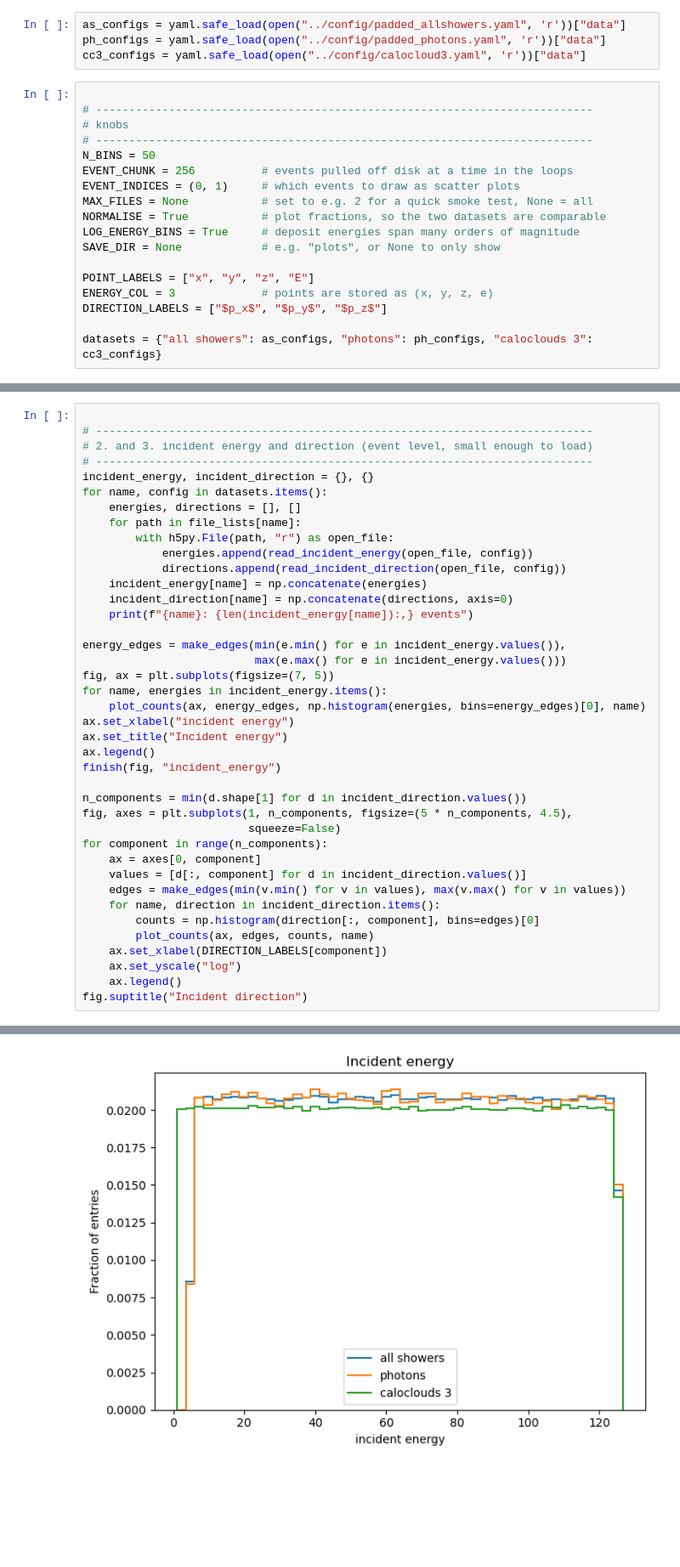
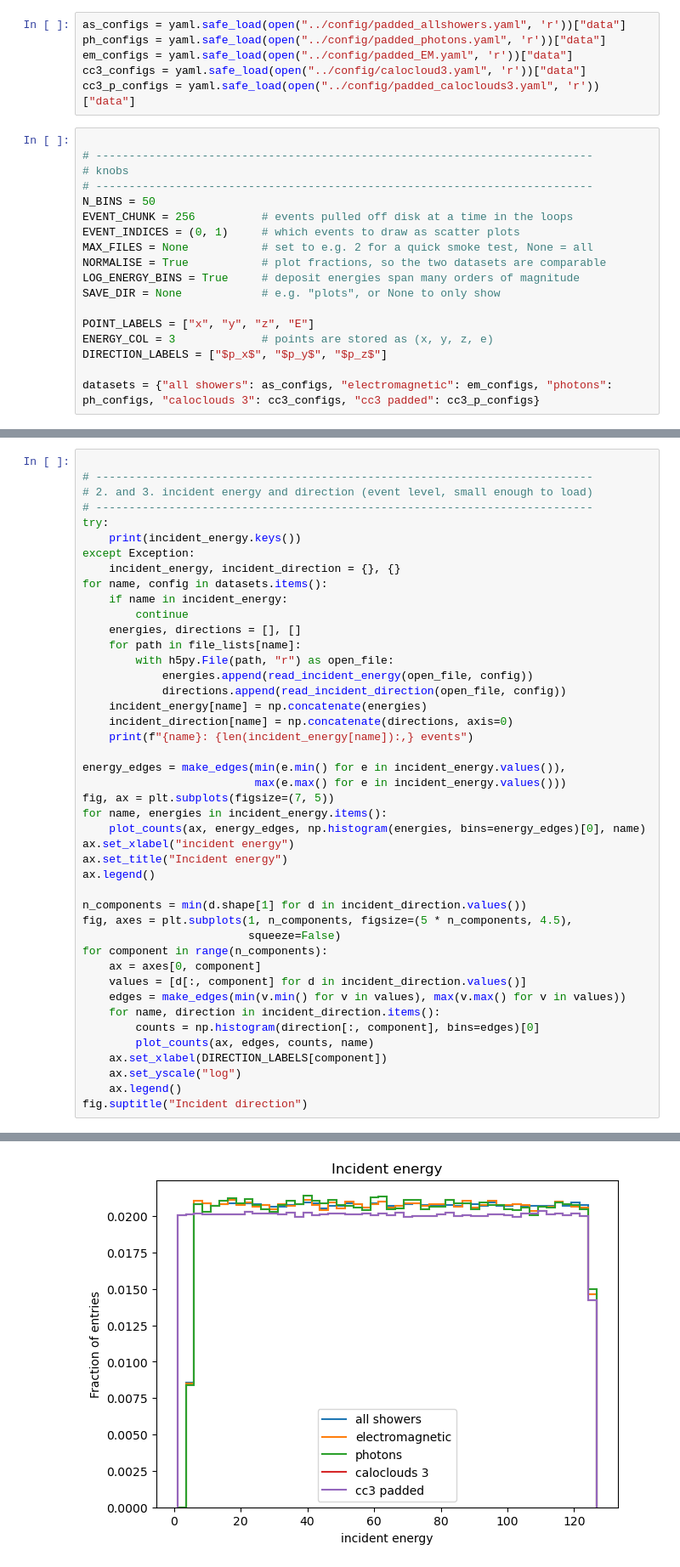
Before and after one commit to HenryDayHall/CaloCloudi, a Jupyter notebook: scripts/check_datasets.ipynb, the cells around one changed output, grey strips where cells are left out. Shown at 85% size. Saved outputs shown, nothing was run; the diff lists cells and outputs as text; blank space fills up the shorter version.

```diff
--- a/scripts/check_datasets.ipynb
+++ b/scripts/check_datasets.ipynb
@@ -16,7 +16,9 @@ from src.evaluation import plotting
 # %%
 as_configs = yaml.safe_load(open("../config/padded_allshowers.yaml", 'r'))["data"]
 ph_configs = yaml.safe_load(open("../config/padded_photons.yaml", 'r'))["data"]
+em_configs = yaml.safe_load(open("../config/padded_EM.yaml", 'r'))["data"]
 cc3_configs = yaml.safe_load(open("../config/calocloud3.yaml", 'r'))["data"]
+cc3_p_configs = yaml.safe_load(open("../config/padded_caloclouds3.yaml", 'r'))["data"]
 # %%
 
 # ---------------------------------------------------------------------------
@@ -34,7 +36,7 @@ POINT_LABELS = ["x", "y", "z", "E"]
 ENERGY_COL = 3             # points are stored as (x, y, z, e)
 DIRECTION_LABELS = ["$p_x$", "$p_y$", "$p_z$"]
 
-datasets = {"all showers": as_configs, "photons": ph_configs, "caloclouds 3": cc3_configs}
+datasets = {"all showers": as_configs, "electromagnetic": em_configs, "photons": ph_configs, "caloclouds 3": cc3_configs, "cc3 padded": cc3_p_configs}
 # %%
 
 # ---------------------------------------------------------------------------
@@ -207,8 +211,13 @@ caloclouds 3: 90 files
 # ---------------------------------------------------------------------------
 # 2. and 3. incident energy and direction (event level, small enough to load)
 # ---------------------------------------------------------------------------
-incident_energy, incident_direction = {}, {}
+try:
+    print(incident_energy.keys())
+except Exception:
+    incident_energy, incident_direction = {}, {}
 for name, config in datasets.items():
+    if name in incident_energy:
+        continue
     energies, directions = [], []
     for path in file_lists[name]:
         with h5py.File(path, "r") as open_file:
@@ -226,7 +235,6 @@ for name, energies in incident_energy.items():
 ax.set_xlabel("incident energy")
 ax.set_title("Incident energy")
 ax.legend()
-finish(fig, "incident_energy")
 
 n_components = min(d.shape[1] for d in incident_direction.values())
 fig, axes = plt.subplots(1, n_components, figsize=(5 * n_components, 4.5),
@@ -249 +256 @@ caloclouds 3: 3,068,932 events
-[figure, old version]
+[figure, new version]
```
Also changed, not shown: parts of 6 cells of this notebook, 6 other files.
